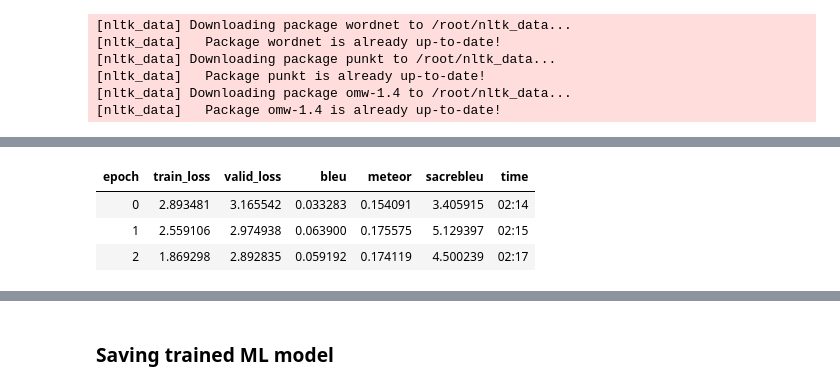
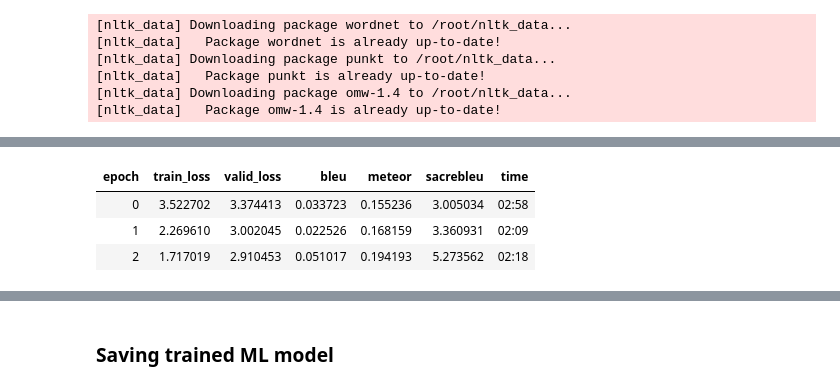
Before and after one commit to kurianbenoy/ml-blog, a Jupyter notebook: _notebooks/2022_03_13_huggingace_translation_models.ipynb, the cells around one changed output, grey strips where cells are left out. Drawn from its saved outputs; the diff is of its cells as text; code cells hidden in the pictures.

```diff
--- a/_notebooks/2022_03_13_huggingace_translation_models.ipynb
+++ b/_notebooks/2022_03_13_huggingace_translation_models.ipynb
@@ -180,10 +186,10 @@ SuggestedLRs(minimum=2.2908675418875645e-07, steep=1.5848931980144698e-06, valle
 # %%
-learn.fit_one_cycle(3, lr_max=0.00010964782268274575, cbs=fit_cbs)
+learn.fit_one_cycle(3, lr_max=0.0003981071640737355, cbs=fit_cbs)
 # %% [output]
 | epoch | train_loss | valid_loss | bleu | meteor | sacrebleu | time |
-| 0 | 2.893481 | 3.165542 | 0.033283 | 0.154091 | 3.405915 | 02:14 |
-| 1 | 2.559106 | 2.974938 | 0.063900 | 0.175575 | 5.129397 | 02:15 |
-| 2 | 1.869298 | 2.892835 | 0.059192 | 0.174119 | 4.500239 | 02:17 |
+| 0 | 3.522702 | 3.374413 | 0.033723 | 0.155236 | 3.005034 | 02:58 |
+| 1 | 2.269610 | 3.002045 | 0.022526 | 0.168159 | 3.360931 | 02:09 |
+| 2 | 1.717019 | 2.910453 | 0.051017 | 0.194193 | 5.273562 | 02:18 |
 # %%
 learn.show_results(learner=learn, input_trunc_at=500, target_trunc_at=500)
 # %% [output]
```
Also changed, not shown: parts of 14 cells of this notebook.
